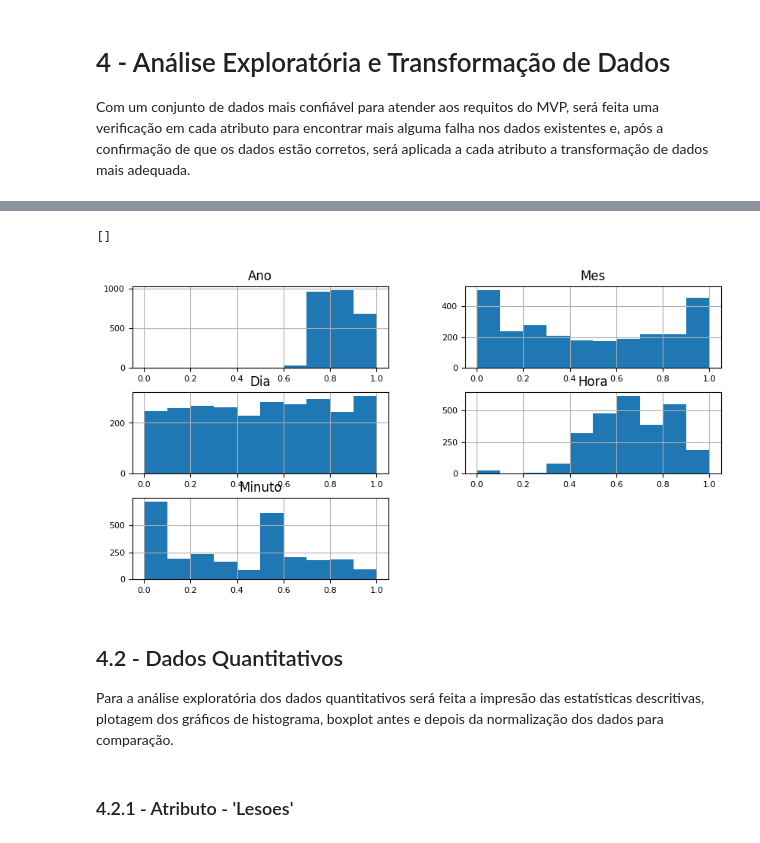
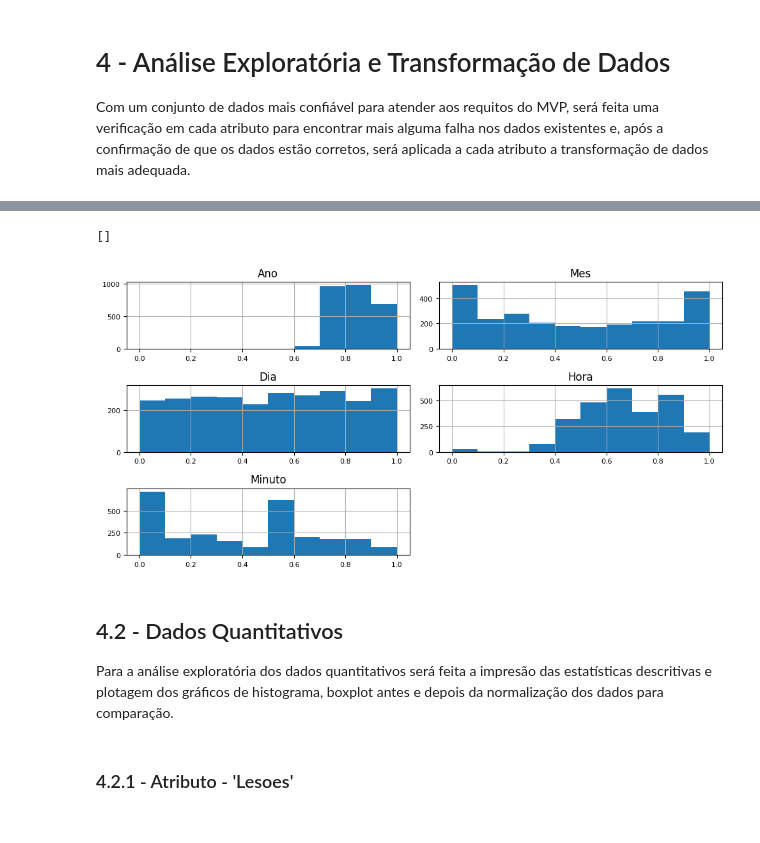
Before and after one commit to ricardorobertson/Analise_de_Dados_e_Boas_Praticas, a Jupyter notebook: MVP_Acidentes_Aéreos.ipynb, the cells around one changed output, grey strips where cells are left out. Cells and saved outputs as stored; diff of their text form; code cells hidden in the pictures.

```diff
--- a/MVP_Acidentes_Aéreos.ipynb
+++ b/MVP_Acidentes_Aéreos.ipynb
@@ -1765,17 +1744,18 @@ max       1.000000     1.000000     1.000000     1.000000     1.000000
 # %%
 # 4.1 - Atributos 'Data_da_Ocorrencia','Hora_da_Ocorrencia' (continuação)
 
 # Plota os gráficos de histograma após a normalização
 
 df_2[['Ano','Mes','Dia','Hora','Minuto']].hist(figsize = (10,5), xlabelsize=8, ylabelsize=8)
+plt.tight_layout()
 plt.plot()
 # %% [output]
 []
-[figure, old version]
+[figure, new version]
 # %% [markdown]
 ## 4.2 - Dados Quantitativos
 
-Para a análise exploratória dos dados quantitativos será feita a impresão das estatísticas descritivas, plotagem dos gráficos de histograma, boxplot antes e depois da normalização dos dados para comparação.
+Para a análise exploratória dos dados quantitativos será feita a impresão das estatísticas descritivas e plotagem dos gráficos de histograma, boxplot antes e depois da normalização dos dados para comparação.
 # %% [markdown]
 ### 4.2.1 - Atributo - 'Lesoes'
 # %%
```
Also changed, not shown: parts of 93 cells of this notebook.
